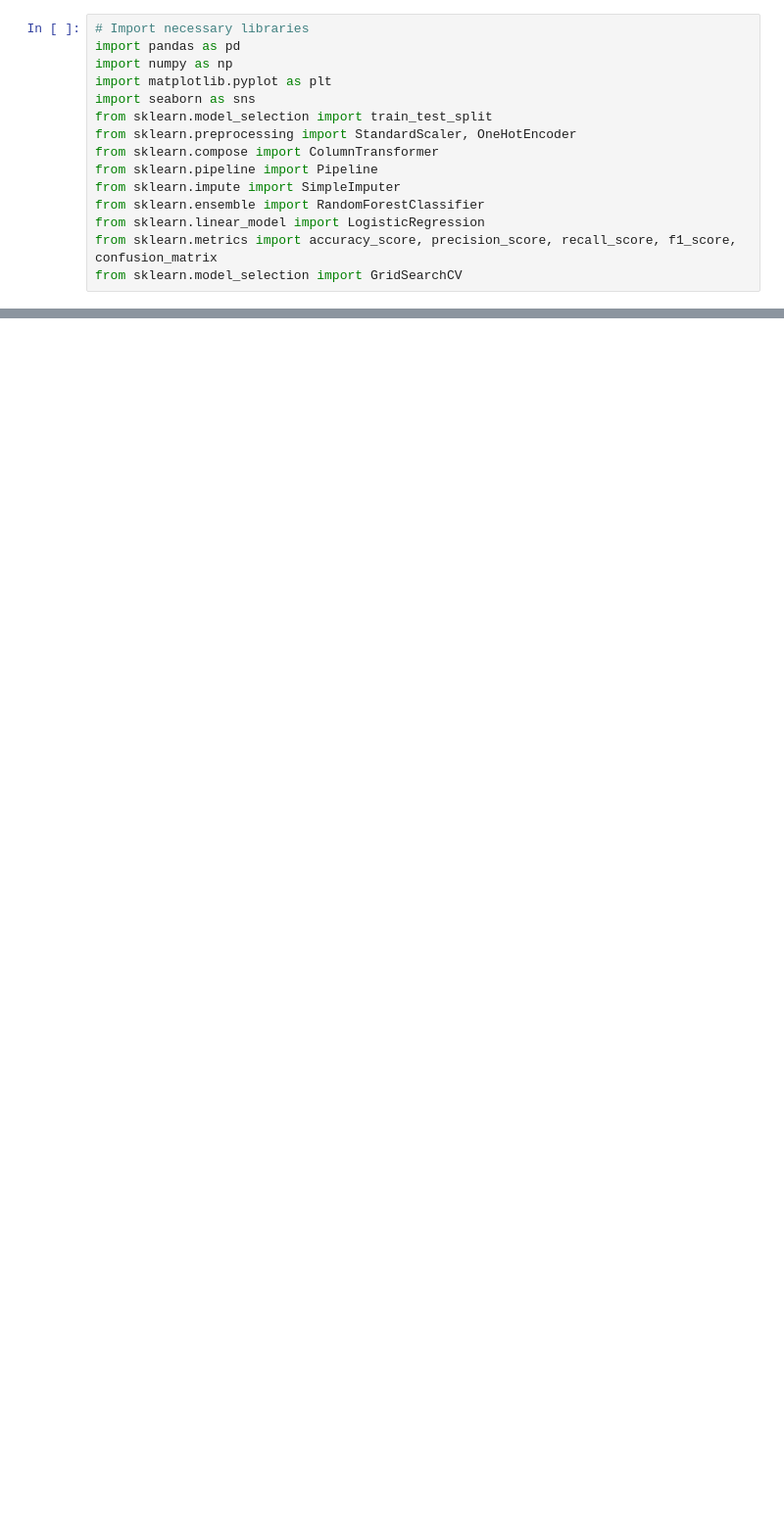
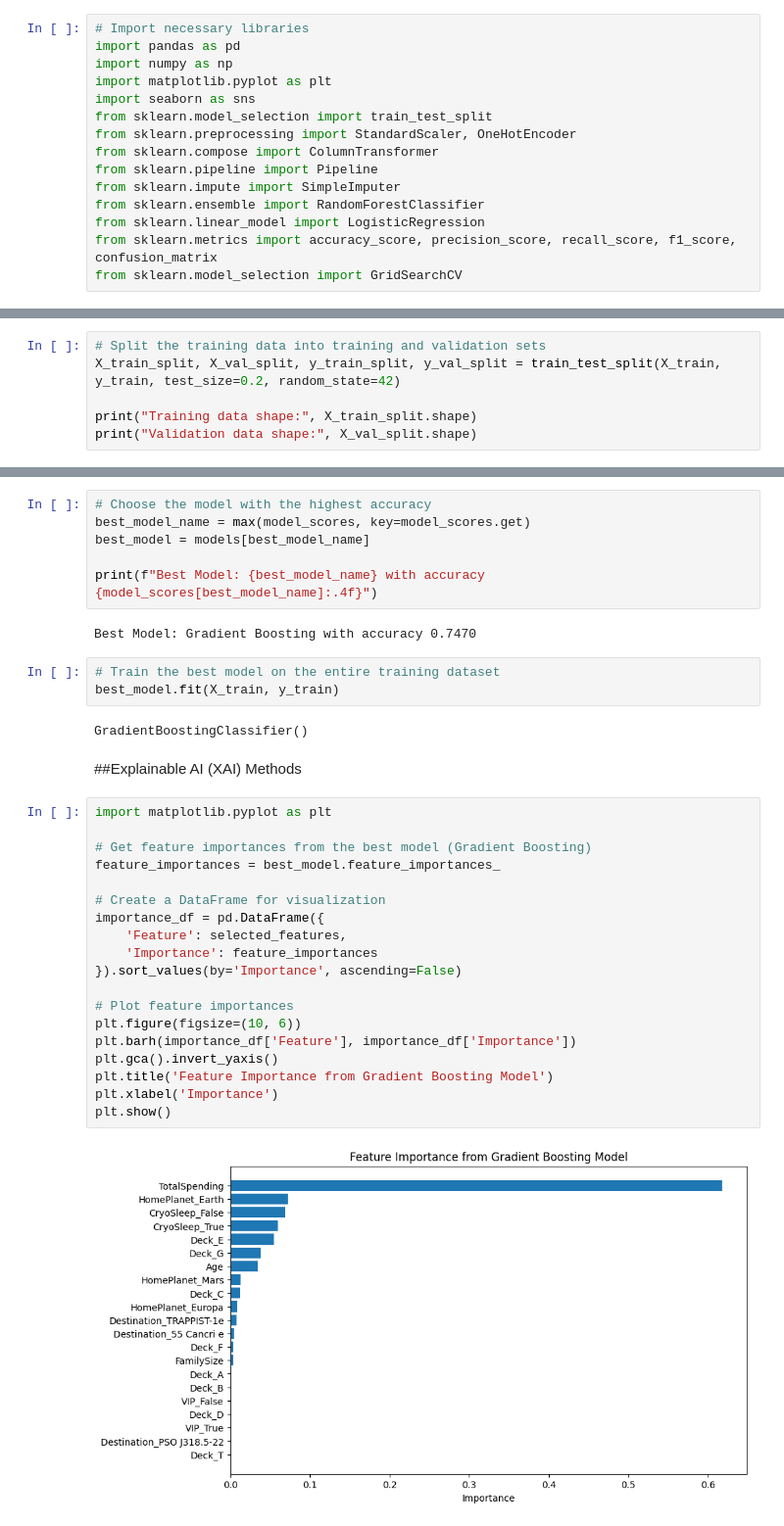
Before and after one commit to The-Kaggle-Crew-18/Kaggle-Challenge-18, a Jupyter notebook: KaggleChallenge.ipynb, the cells around one changed output, grey strips where cells are left out. Shown at 98% size. Drawn from its saved outputs; the diff is of its cells as text; blank space fills up the shorter version.

Commit message:
model build

```diff
--- a/KaggleChallenge.ipynb
+++ b/KaggleChallenge.ipynb
@@ -445,0 +546,6 @@ weighted avg       0.77      0.77      0.77      1739
+# %%
+# Split the training data into training and validation sets
+X_train_split, X_val_split, y_train_split, y_val_split = train_test_split(X_train, y_train, test_size=0.2, random_state=42)
+
+print("Training data shape:", X_train_split.shape)
+print("Validation data shape:", X_val_split.shape)
@@ -445,0 +596,36 @@ weighted avg       0.77      0.77      0.77      1739
+# %%
+# Choose the model with the highest accuracy
+best_model_name = max(model_scores, key=model_scores.get)
+best_model = models[best_model_name]
+
+print(f"Best Model: {best_model_name} with accuracy {model_scores[best_model_name]:.4f}")
+# %% [output]
+Best Model: Gradient Boosting with accuracy 0.7470
+# %%
+# Train the best model on the entire training dataset
+best_model.fit(X_train, y_train)
+# %% [output]
+GradientBoostingClassifier()
+# %% [markdown]
+##Explainable AI (XAI) Methods
+# %%
+import matplotlib.pyplot as plt
+
+# Get feature importances from the best model (Gradient Boosting)
+feature_importances = best_model.feature_importances_
+
+# Create a DataFrame for visualization
+importance_df = pd.DataFrame({
+    'Feature': selected_features,
+    'Importance': feature_importances
+}).sort_values(by='Importance', ascending=False)
+
+# Plot feature importances
+plt.figure(figsize=(10, 6))
+plt.barh(importance_df['Feature'], importance_df['Importance'])
+plt.gca().invert_yaxis()
+plt.title('Feature Importance from Gradient Boosting Model')
+plt.xlabel('Importance')
+plt.show()
+# %% [output]
+[figure, added]
```
Also changed, not shown: parts of 72 cells of this notebook.
